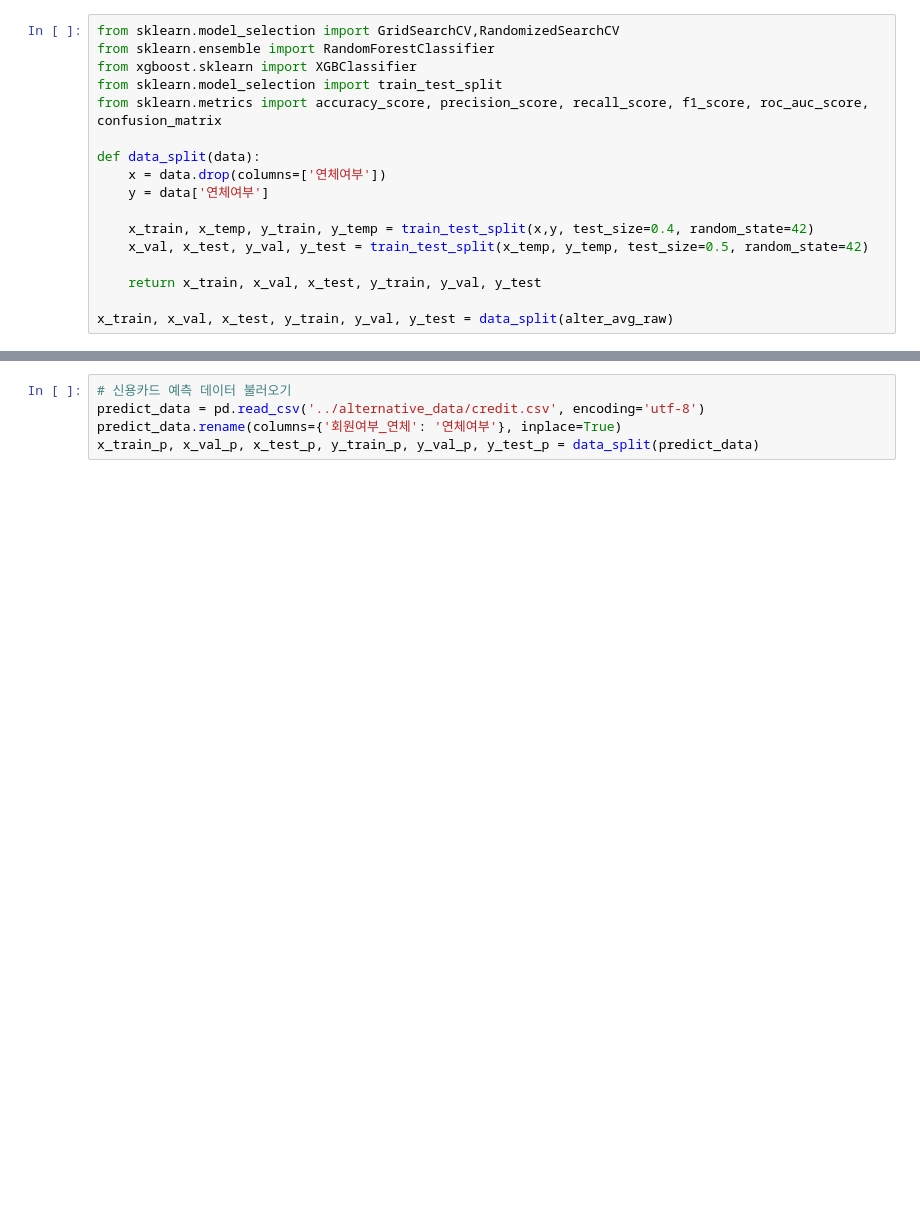
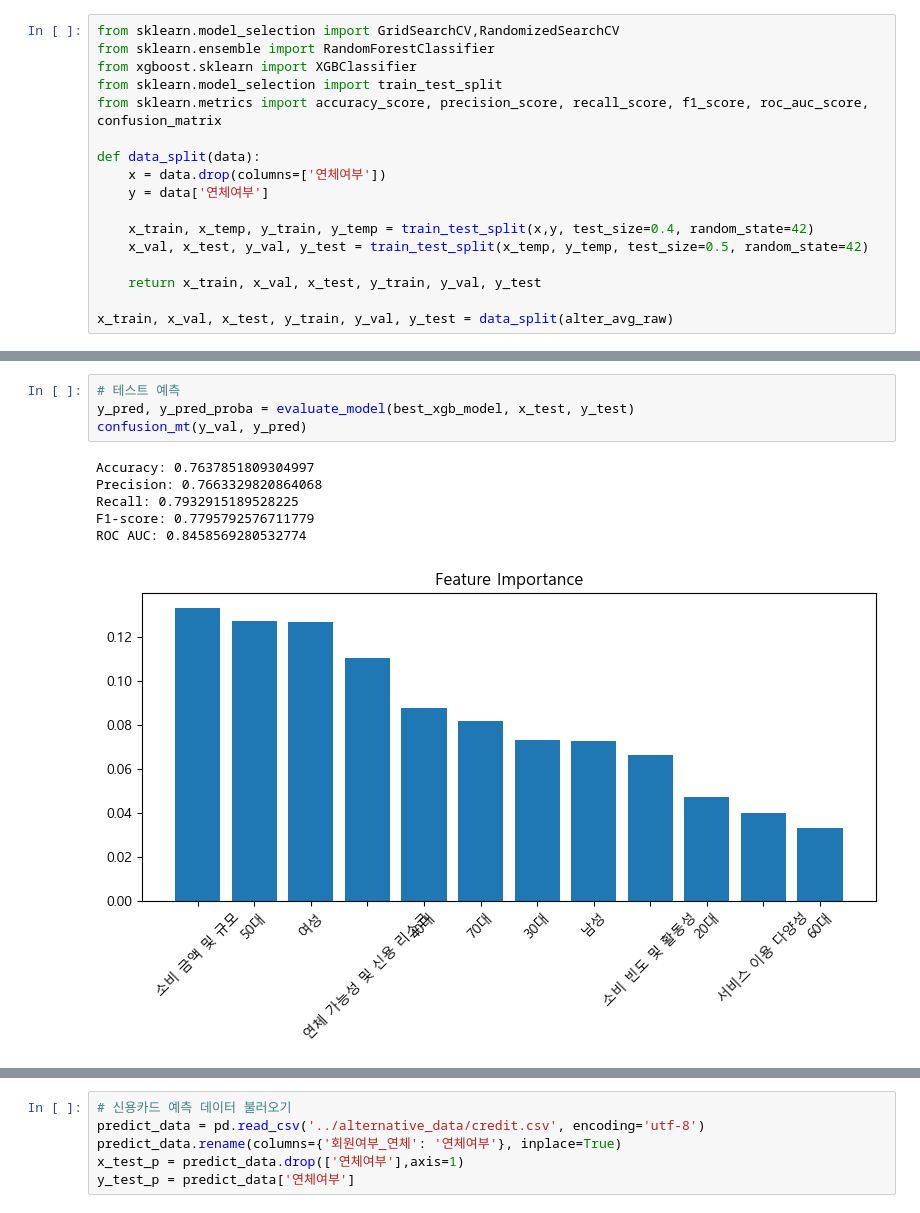
Before and after one commit to ev1025/Alternative-Credit-Scoring, a Jupyter notebook: 대안데이터 전처리, 모델링.ipynb, the cells around one changed output, grey strips where cells are left out. Cells and saved outputs as stored; diff of their text form; blank space fills up the shorter version.

```diff
--- a/대안데이터 전처리, 모델링.ipynb
+++ b/대안데이터 전처리, 모델링.ipynb
@@ -466,0 +476,11 @@ confusion_mt(y_val, y_pred)
+# %%
+# 테스트 예측
+y_pred, y_pred_proba = evaluate_model(best_xgb_model, x_test, y_test)
+confusion_mt(y_val, y_pred)
+# %% [output]
+Accuracy: 0.7637851809304997
+Precision: 0.7663329820864068
+Recall: 0.7932915189528225
+F1-score: 0.7795792576711779
+ROC AUC: 0.8458569280532774
+[figure, added]
@@ -468,6 +489,7 @@ confusion_mt(y_val, y_pred)
 # 신용카드 예측 데이터 불러오기
 predict_data = pd.read_csv('../alternative_data/credit.csv', encoding='utf-8')
 predict_data.rename(columns={'회원여부_연체': '연체여부'}, inplace=True)
-x_train_p, x_val_p, x_test_p, y_train_p, y_val_p, y_test_p = data_split(predict_data)
+x_test_p = predict_data.drop(['연체여부'],axis=1)
+y_test_p = predict_data['연체여부']
 # %%
 # XGB모델 예측
```
Also changed, not shown: parts of 48 cells of this notebook.
